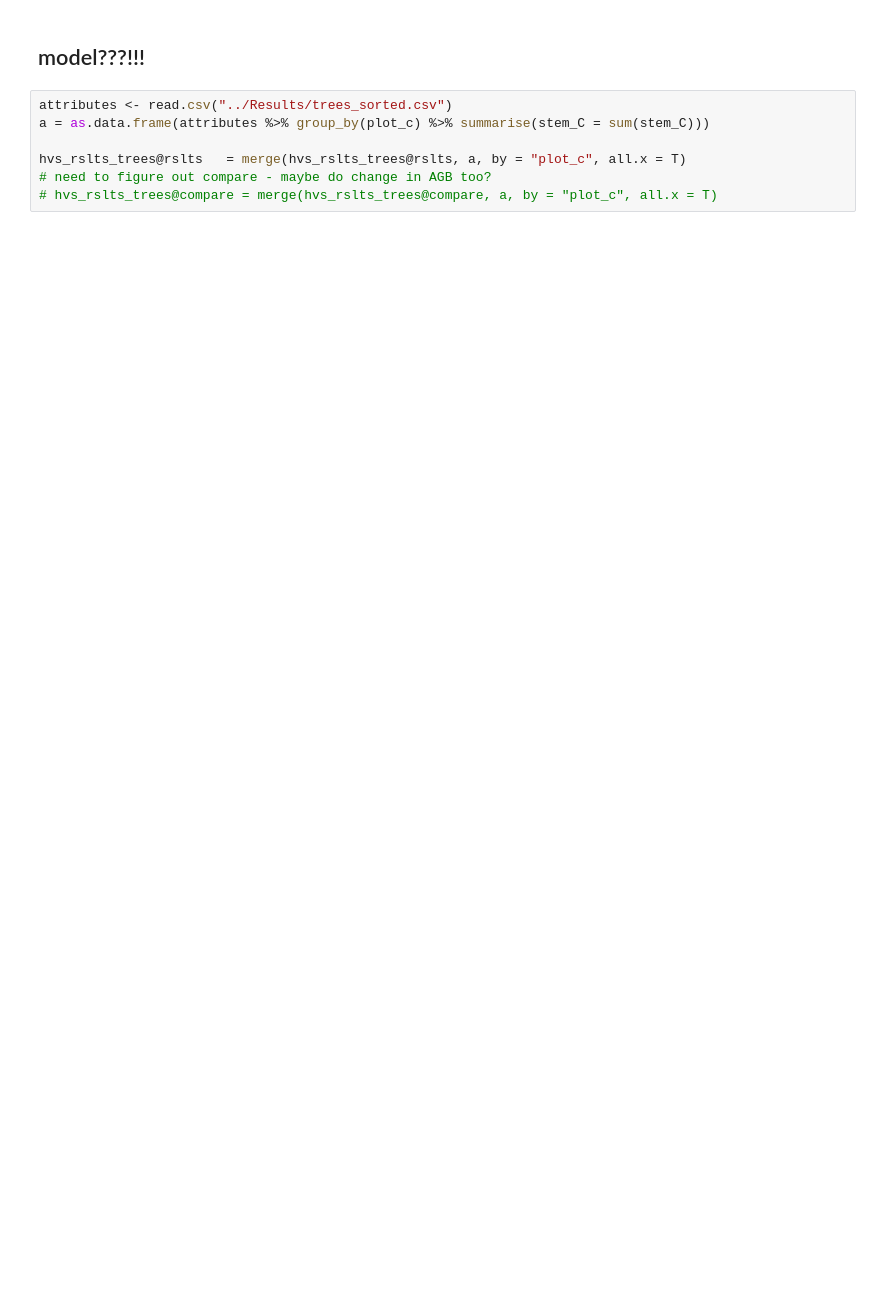
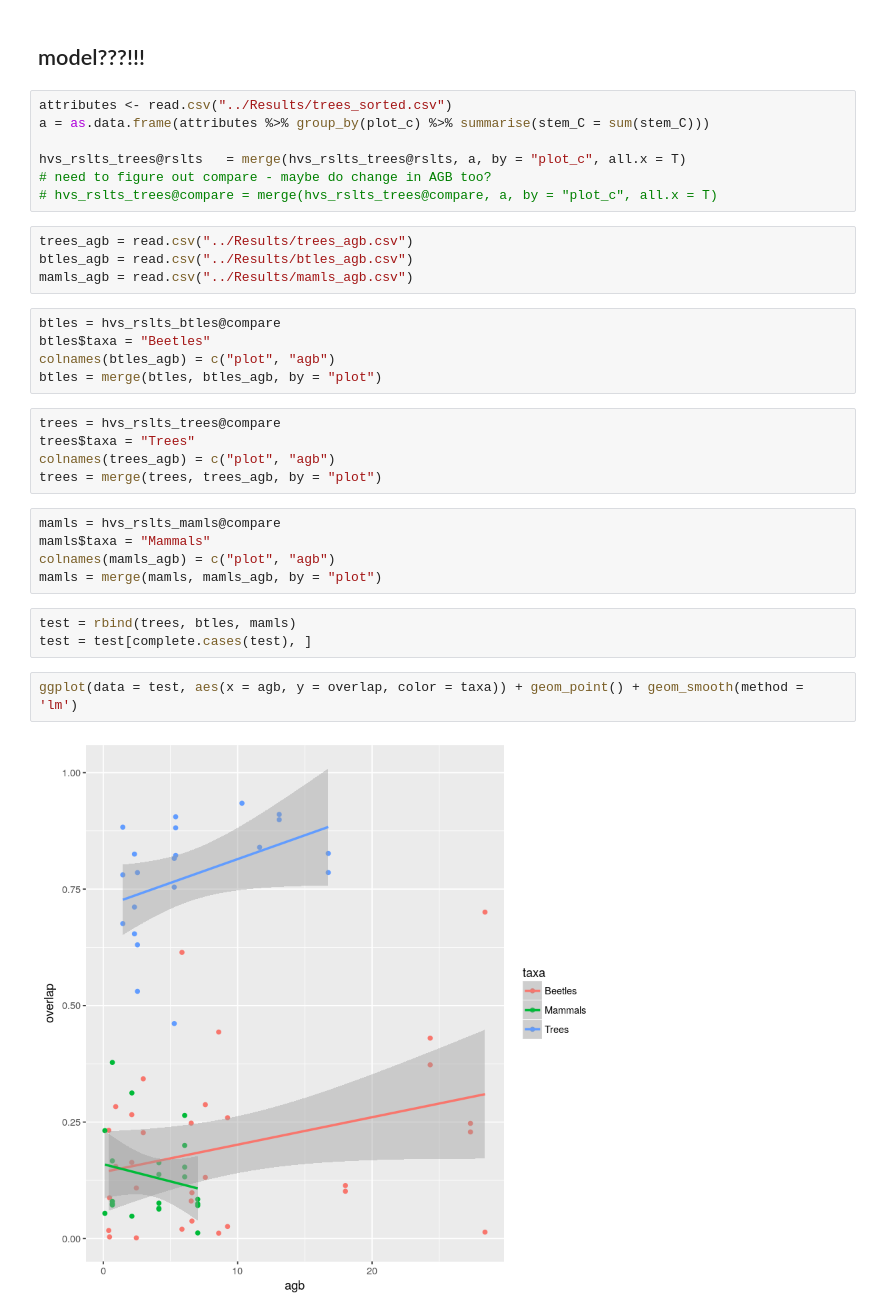
Before and after one commit to dbridg15/masters_project, a Jupyter notebook: Code/comparing_hypervolumes.ipynb, the cells around one changed output. Drawn from its saved outputs; the diff is of its cells as text; blank space fills up the shorter version.

```diff
--- a/Code/comparing_hypervolumes.ipynb
+++ b/Code/comparing_hypervolumes.ipynb
@@ -136,3 +135,29 @@ a = as.data.frame(attributes %>% group_by(plot_c) %>% summarise(stem_C = sum(ste
 hvs_rslts_trees@rslts   = merge(hvs_rslts_trees@rslts, a, by = "plot_c", all.x = T)
 # need to figure out compare - maybe do change in AGB too?
 # hvs_rslts_trees@compare = merge(hvs_rslts_trees@compare, a, by = "plot_c", all.x = T)
+# %%
+trees_agb = read.csv("../Results/trees_agb.csv")
+btles_agb = read.csv("../Results/btles_agb.csv")
+mamls_agb = read.csv("../Results/mamls_agb.csv")
+# %%
+btles = hvs_rslts_btles@compare
+btles$taxa = "Beetles"
+colnames(btles_agb) = c("plot", "agb")
+btles = merge(btles, btles_agb, by = "plot")
+# %%
+trees = hvs_rslts_trees@compare
+trees$taxa = "Trees"
+colnames(trees_agb) = c("plot", "agb")
+trees = merge(trees, trees_agb, by = "plot")
+# %%
+mamls = hvs_rslts_mamls@compare
+mamls$taxa = "Mammals"
+colnames(mamls_agb) = c("plot", "agb")
+mamls = merge(mamls, mamls_agb, by = "plot")
+# %%
+test = rbind(trees, btles, mamls)
+test = test[complete.cases(test), ]
+# %%
+ggplot(data = test, aes(x = agb, y = overlap, color = taxa)) + geom_point() + geom_smooth(method = 'lm')
+# %% [output]
+[figure, added]
```
Also changed, not shown: parts of 15 cells of this notebook, 3 other files.
